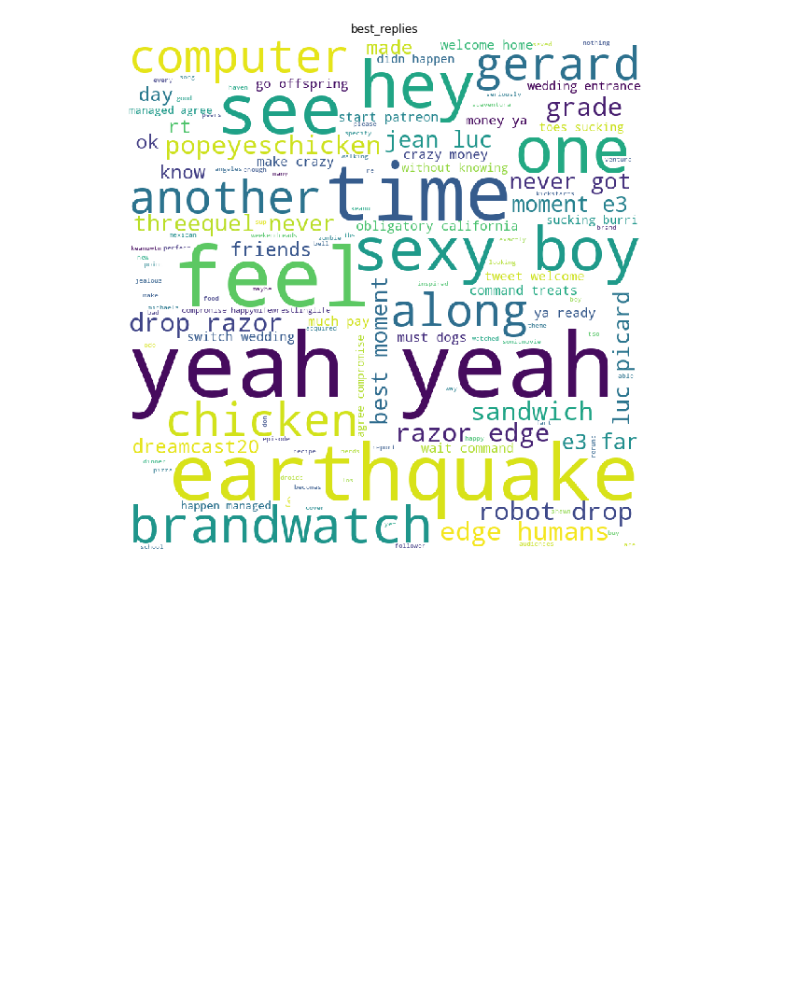
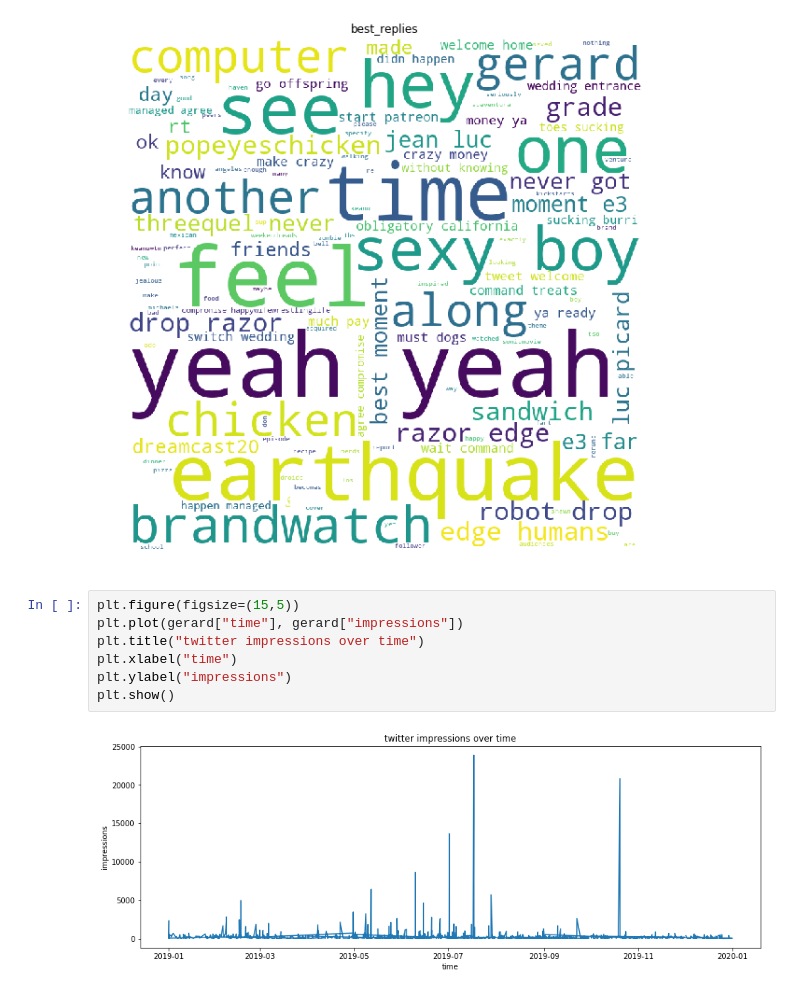
Before and after one commit to gtieng/twitter_analytics, a Jupyter notebook: main.ipynb, the cells around one changed output. Saved outputs shown, nothing was run; the diff lists cells and outputs as text; blank space fills up the shorter version.

```diff
--- a/main.ipynb
+++ b/main.ipynb
@@ -266,3 +281,12 @@ for category in best_categories:
 [figure]
 [figure]
 [figure]
+# %%
+plt.figure(figsize=(15,5))
+plt.plot(gerard["time"], gerard["impressions"])
+plt.title("twitter impressions over time")
+plt.xlabel("time")
+plt.ylabel("impressions")
+plt.show()
+# %% [output]
+[figure, added]
```
Also changed, not shown: parts of 2 cells of this notebook, 1 other file.
